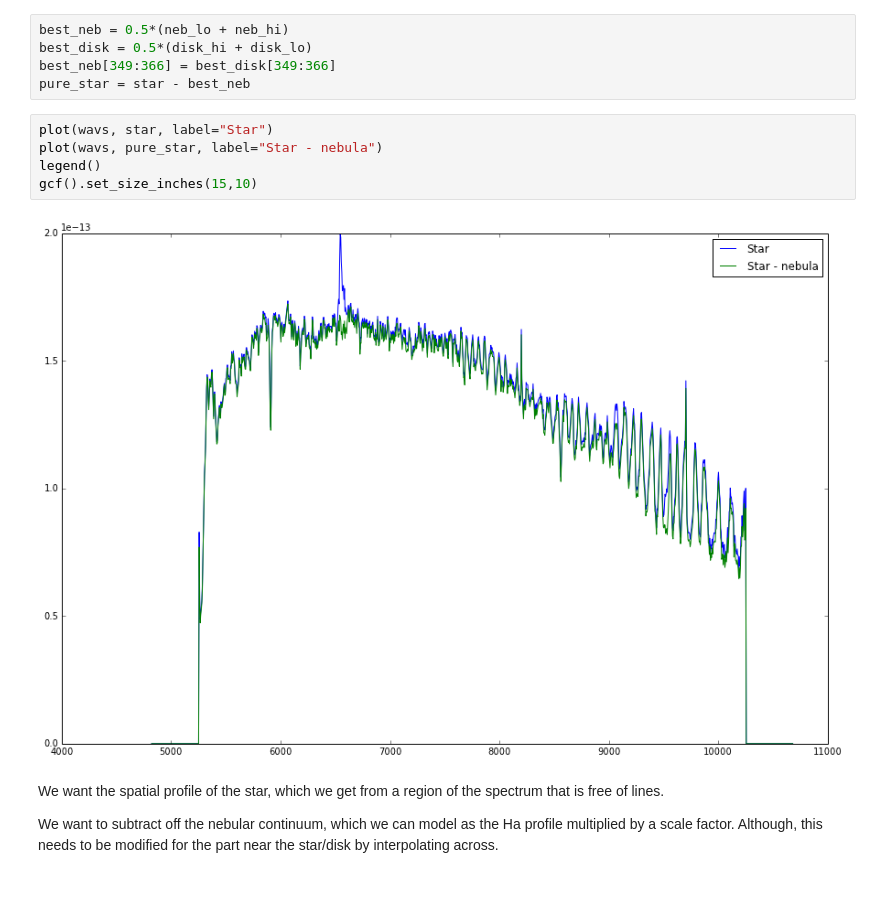
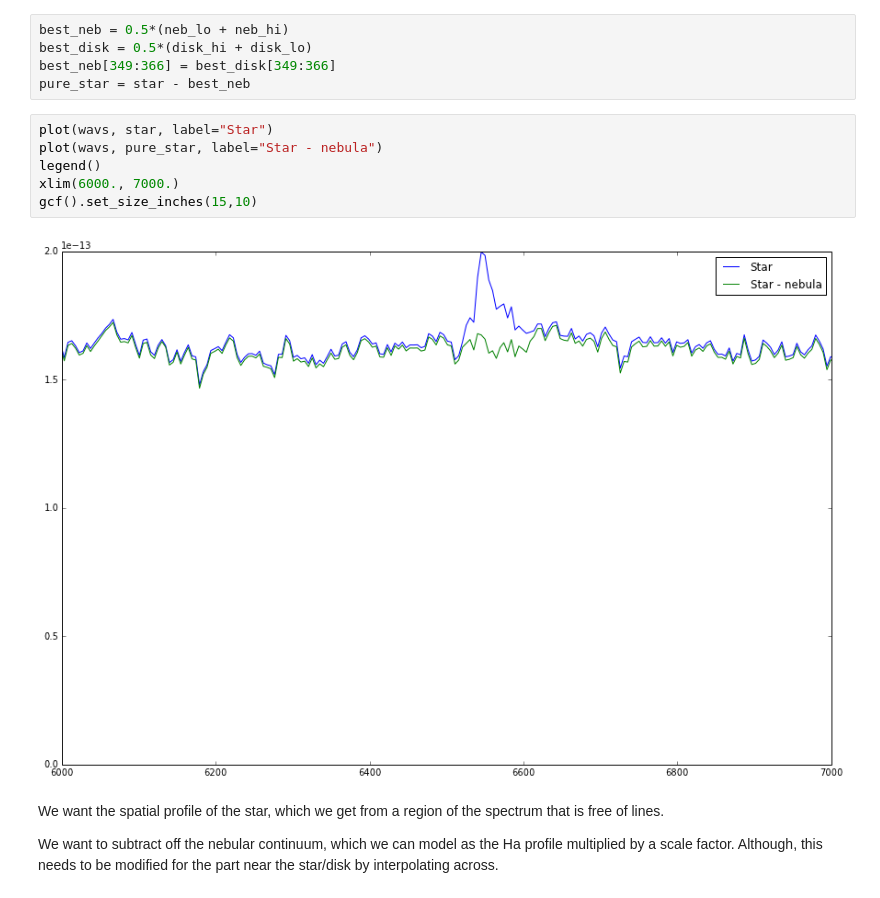
Before and after one commit to will-henney/orion-dust, a Jupyter notebook: STIS disk.ipynb, the cells around one changed output. Cells and saved outputs as stored; diff of their text form.

```diff
--- a/STIS disk.ipynb
+++ b/STIS disk.ipynb
@@ -41,10 +41,11 @@ pure_star = star - best_neb
 # %%
 plot(wavs, star, label="Star")
 plot(wavs, pure_star, label="Star - nebula")
 legend()
+xlim(6000., 7000.)
 gcf().set_size_inches(15,10)
 # %% [output]
-[figure, old version]
+[figure, new version]
 # %% [markdown]
 We want the spatial profile of the star, which we get from a region of the spectrum that is free of lines.
 
```
Also changed, not shown: parts of 19 cells of this notebook, 20 other files.
